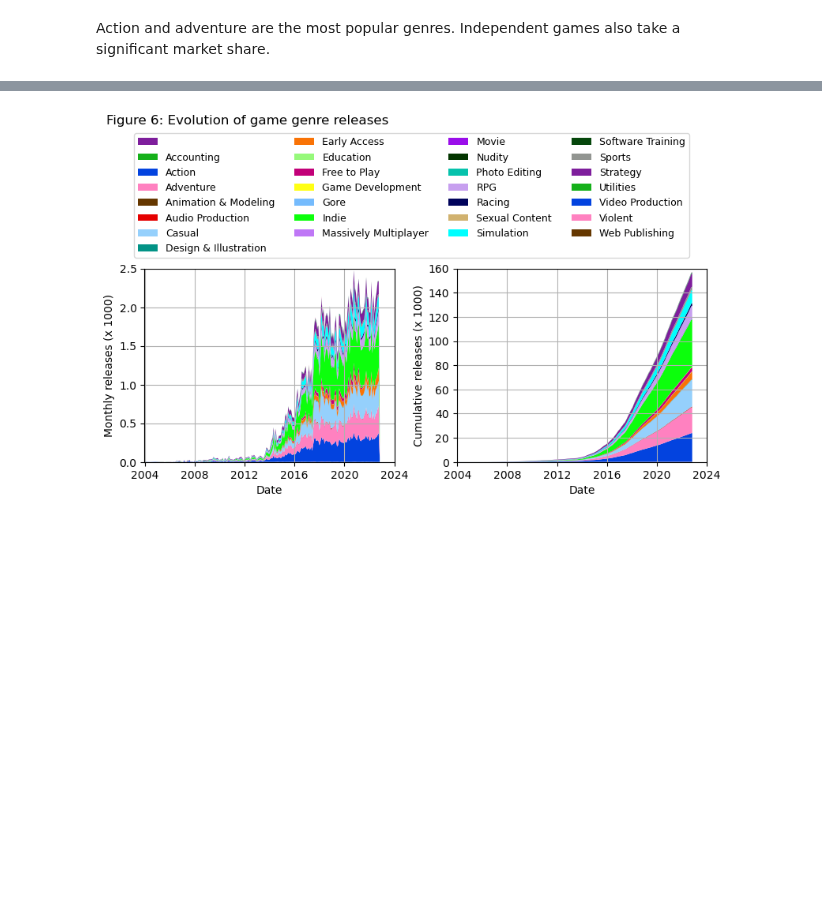
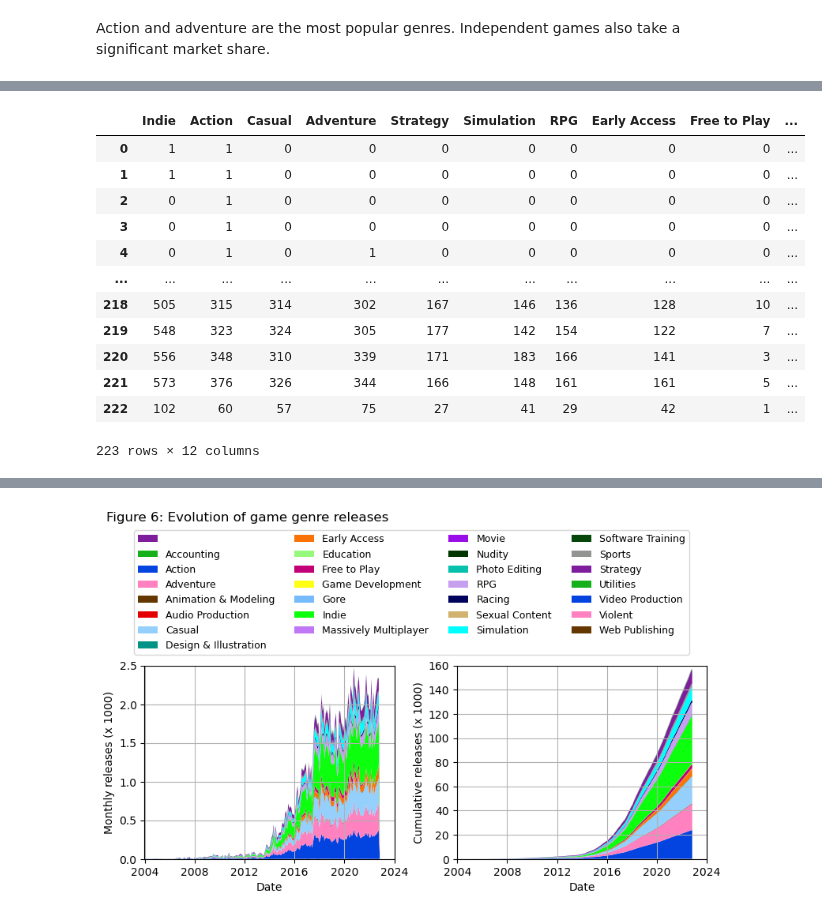
Before and after one commit to netesf13d/jedha-projects, a Jupyter notebook: 1-02-Steam_videogames_platform/Steam_videogames_platform.ipynb, the cells around one changed output, grey strips where cells are left out. Drawn from its saved outputs; the diff is of its cells as text; code cells hidden in the pictures; blank space fills up the shorter version.

Commit message:
Complete 1-02 Steam

```diff
--- a/1-02-Steam_videogames_platform/Steam_videogames_platform.ipynb
+++ b/1-02-Steam_videogames_platform/Steam_videogames_platform.ipynb
@@ -56,7 +56,7 @@ An alternative way is to download the dataset on the local file system from
 # raw_df = spark.read.json('s3a://full-stack-bigdata-datasets/Big_Data/Project_Steam/steam_game_output.json')
 
 ## from local filesystem
-raw_df = spark.read.json('./steam_game_output.json')
+raw_df = spark.read.json('./data/steam_game_output.json')
 
 raw_df.printSchema(2)
 # %% [output]
@@ -266,0 +277,13 @@ only showing top 10 rows
+# %%
+## Get genres sorted by genre count for more convenient display
+genre_counts = genres_df.select(*[F.sum(c).alias(c)
+                                  for c in genres_df.columns if c != 'appid'])
+genres_by_freq = genre_counts.toPandas() \
+                             .transpose() \
+                             .iloc[:, 0] \
+                             .sort_values(ascending=False) \
+                             .index
+genres_df.select('appid', *[F.col(f'`{genre}`') for genre in genres_by_freq[:12]]).show(10)
+
+## with Databricks
+# display(genres_df)
@@ -1346,0 +1392,16 @@ genre_releases_cumsum_df
+# %%
+genre_releases_df.loc[:, genres_by_freq[:12]]
+# %% [output]
+|  | Indie | Action | Casual | Adventure | Strategy | Simulation | RPG | Early Access | Free to Play | ... |
+| 0 | 1 | 1 | 0 | 0 | 0 | 0 | 0 | 0 | 0 | ... |
+| 1 | 1 | 1 | 0 | 0 | 0 | 0 | 0 | 0 | 0 | ... |
+| 2 | 0 | 1 | 0 | 0 | 0 | 0 | 0 | 0 | 0 | ... |
+| 3 | 0 | 1 | 0 | 0 | 0 | 0 | 0 | 0 | 0 | ... |
+| 4 | 0 | 1 | 0 | 1 | 0 | 0 | 0 | 0 | 0 | ... |
+| ... | ... | ... | ... | ... | ... | ... | ... | ... | ... | ... |
+| 218 | 505 | 315 | 314 | 302 | 167 | 146 | 136 | 128 | 10 | ... |
+| 219 | 548 | 323 | 324 | 305 | 177 | 142 | 154 | 122 | 7 | ... |
+| 220 | 556 | 348 | 310 | 339 | 171 | 183 | 166 | 141 | 3 | ... |
+| 221 | 573 | 376 | 326 | 344 | 166 | 148 | 161 | 161 | 5 | ... |
+| 222 | 102 | 60 | 57 | 75 | 27 | 41 | 29 | 42 | 1 | ... |
+223 rows × 12 columns
```
Also changed, not shown: parts of 18 cells of this notebook, 3 other files.
